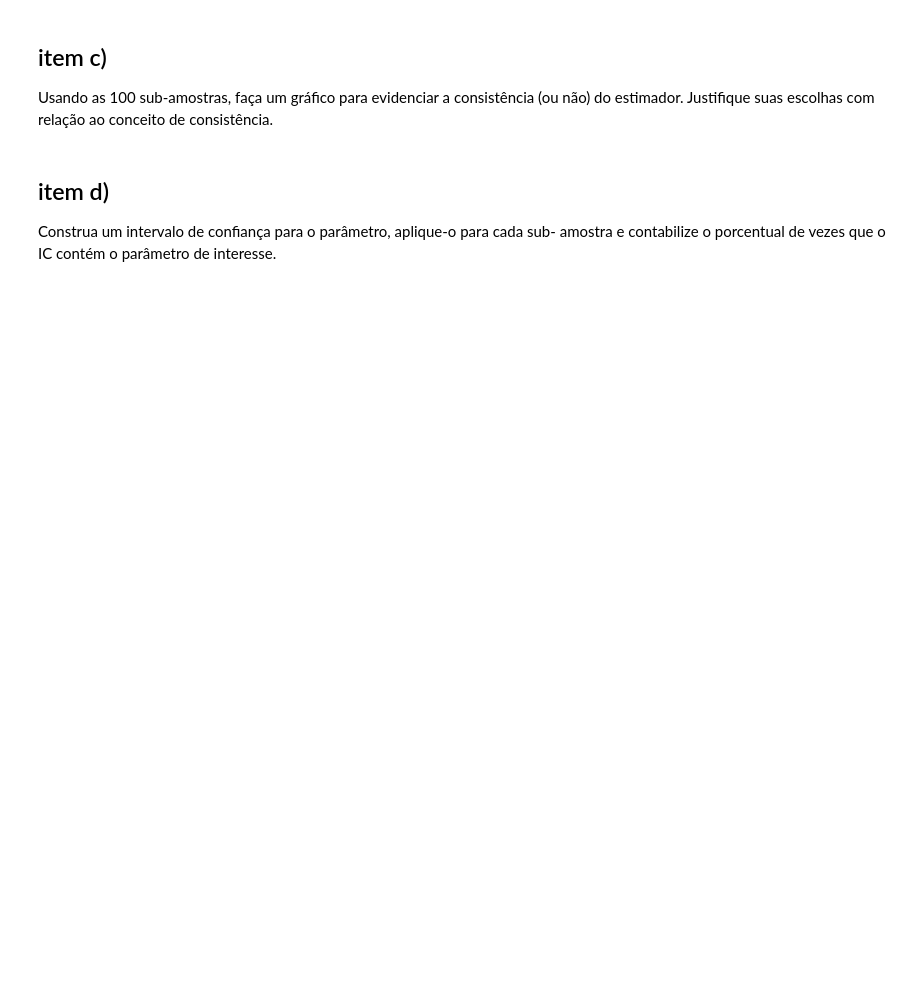
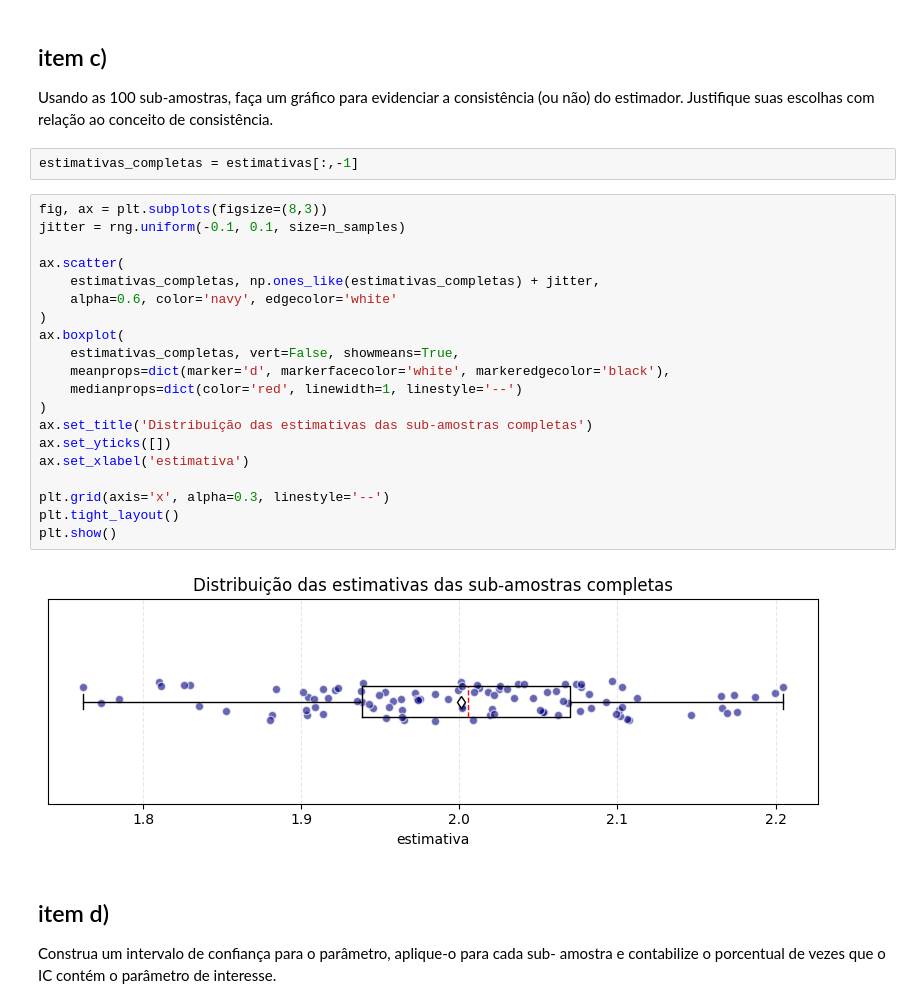
Before and after one commit to asdmalizia/masters, a Jupyter notebook: Inferência estatística/Lista prática.ipynb, the cells around one changed output. Cells and saved outputs as stored; diff of their text form; blank space fills up the shorter version.

```diff
--- a/Inferência estatística/Lista prática.ipynb
+++ b/Inferência estatística/Lista prática.ipynb
@@ -109,6 +141,30 @@ teórico contra j. Comente o resultado.
 Usando as 100 sub-amostras, faça um gráfico para evidenciar a consistência
 (ou não) do estimador. Justifique suas escolhas com relação ao conceito de
 consistência.
+# %%
+estimativas_completas = estimativas[:,-1]
+# %%
+fig, ax = plt.subplots(figsize=(8,3))
+jitter = rng.uniform(-0.1, 0.1, size=n_samples)
+
+ax.scatter(
+    estimativas_completas, np.ones_like(estimativas_completas) + jitter,
+    alpha=0.6, color='navy', edgecolor='white'
+)
+ax.boxplot(
+    estimativas_completas, vert=False, showmeans=True,
+    meanprops=dict(marker='d', markerfacecolor='white', markeredgecolor='black'),
+    medianprops=dict(color='red', linewidth=1, linestyle='--')
+)
+ax.set_title('Distribuição das estimativas das sub-amostras completas')
+ax.set_yticks([])
+ax.set_xlabel('estimativa')
+
+plt.grid(axis='x', alpha=0.3, linestyle='--')
+plt.tight_layout()
+plt.show()
+# %% [output]
+[figure, added]
 # %% [markdown]
 ## item d)
 Construa um intervalo de confiança para o parâmetro, aplique-o para cada sub-
```
Also changed, not shown: parts of 42 cells of this notebook, 9 other files.
